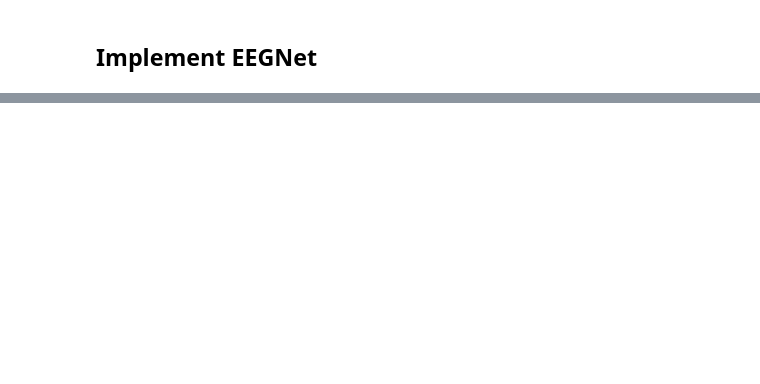
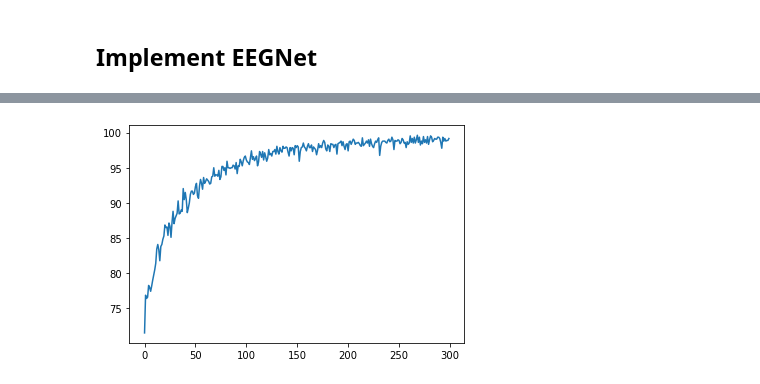
Before and after one commit to tl32rodan/Deep_Learning_Lab_2-EEGNet, a Jupyter notebook: Lab2.ipynb, the cells around one changed output, grey strips where cells are left out. Drawn from its saved outputs; the diff is of its cells as text; code cells hidden in the pictures; blank space fills up the shorter version.

```diff
--- a/Lab2.ipynb
+++ b/Lab2.ipynb
@@ -27,0 +180,4 @@ class EEGNet(nn.Module):
+# %%
+drow_figure(acc_train_list)
+# %% [output]
+[figure, added]
```
Also changed, not shown: parts of 12 cells of this notebook.
